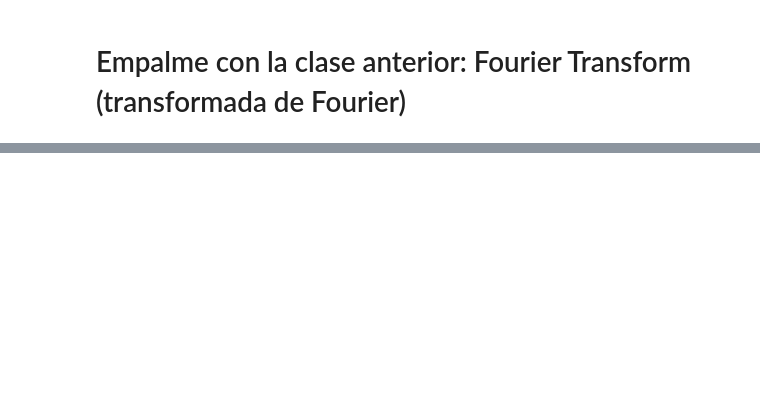
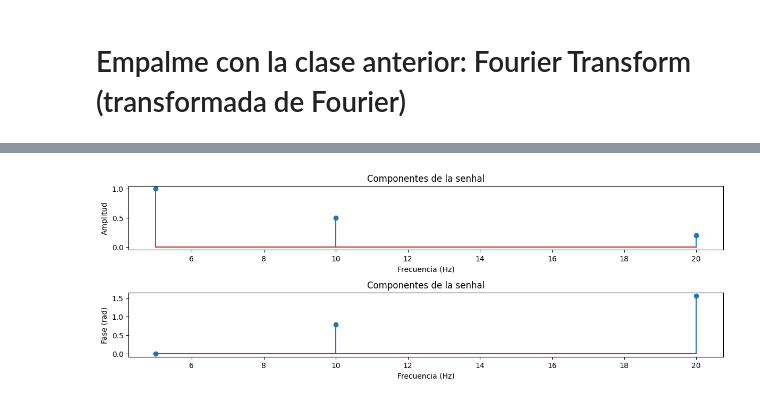
Before and after one commit to hjaramil/Classes-at-UdeM, a Jupyter notebook: PDE2025-1/class25.ipynb, the cells around one changed output, grey strips where cells are left out. Cells and saved outputs as stored; diff of their text form; code cells hidden in the pictures; blank space fills up the shorter version.

```diff
--- a/PDE2025-1/class25.ipynb
+++ b/PDE2025-1/class25.ipynb
@@ -88,0 +196,24 @@ aca $\lambda$ se llama **longitud de onda**.
+# %%
+# dibujamos las senales de entrada en el dominio de la frecuencia. 3 spikes
+
+# plot spikes to indicate the frequency components
+plt.figure(figsize = (12, 12))
+
+plt.subplot(6, 1 ,5)
+# amplitude
+plt.stem(frequencies, amplitudes)
+plt.title('Componentes de la senhal')
+plt.xlabel('Frecuencia (Hz)')
+plt.ylabel('Amplitud')
+
+# phase
+plt.subplot(6, 1, 6)
+plt.stem(frequencies, phases)
+plt.title('Componentes de la senhal')
+plt.xlabel('Frecuencia (Hz)')
+plt.ylabel('Fase (rad)')
+
+plt.tight_layout()
+#
+# %% [output]
+[figure, added]
```
Also changed, not shown: parts of 9 cells of this notebook, 1 other file.
